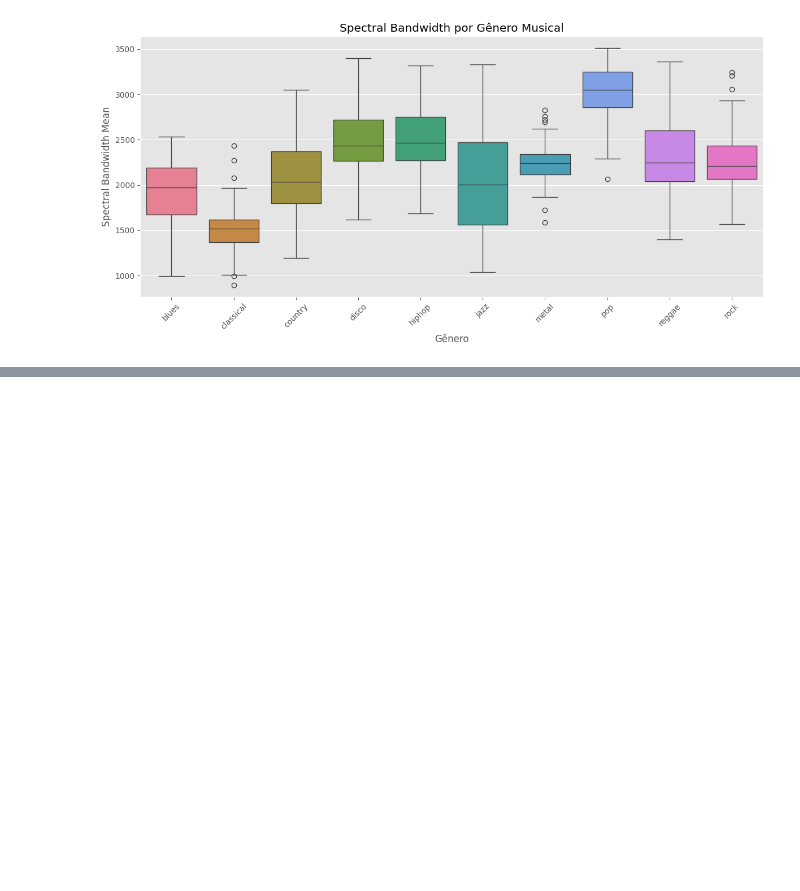
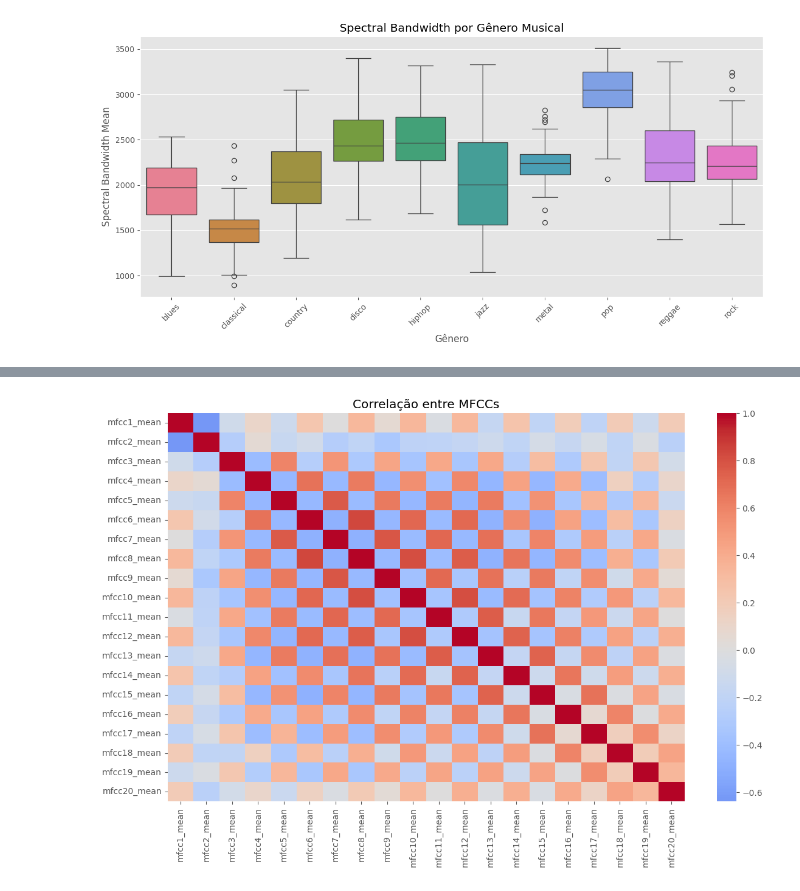
Before and after one commit to Leonardomachad0/music-genre-classifier, a Jupyter notebook: notebooks/01_exploratory_analysis.ipynb, the cells around one changed output, grey strips where cells are left out. Cells and saved outputs as stored; diff of their text form; code cells hidden in the pictures; blank space fills up the shorter version.

```diff
--- a/notebooks/01_exploratory_analysis.ipynb
+++ b/notebooks/01_exploratory_analysis.ipynb
@@ -151,0 +165,14 @@ plt.show()
+# %%
+# Heatmap das primeiras features (MFCCs principais)
+mfcc_cols = [col for col in X.columns if 'mfcc' in col and 'mean' in col]
+
+plt.figure(figsize=(12, 8))
+sns.heatmap(df[mfcc_cols].corr(),
+            annot=False,
+            cmap='coolwarm',
+            center=0)
+plt.title('Correlação entre MFCCs')
+plt.tight_layout()
+plt.show()
+# %% [output]
+[figure, added]
```
Also changed, not shown: parts of 1 cell of this notebook.
